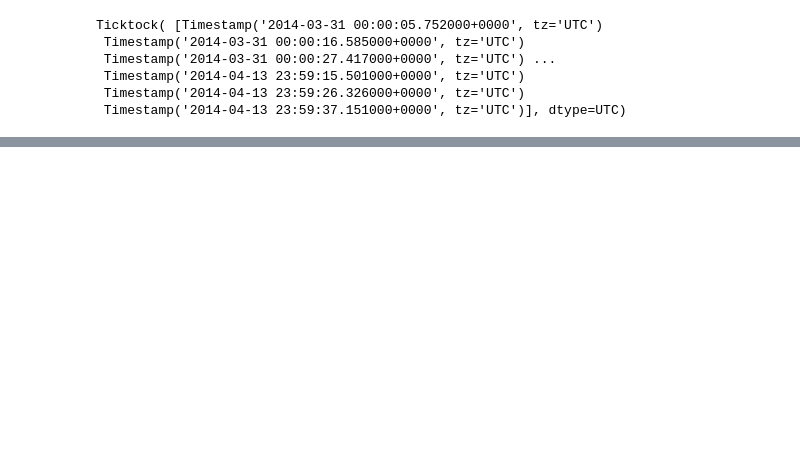
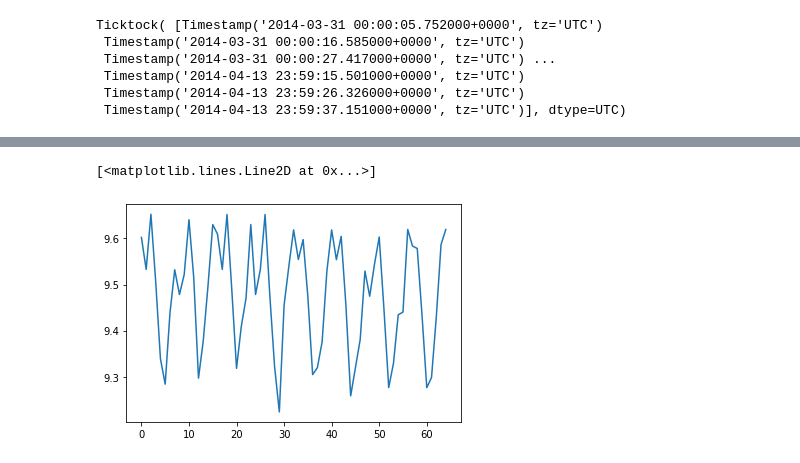
Before and after one commit to zemarchezi/lastClosedDS_LANLstar, a Jupyter notebook: calcMaxLtar.ipynb, the cells around one changed output, grey strips where cells are left out. Cells and saved outputs as stored; diff of their text form; code cells hidden in the pictures; blank space fills up the shorter version.

```diff
--- a/calcMaxLtar.ipynb
+++ b/calcMaxLtar.ipynb
@@ -200,0 +231,7 @@ r.evolve()
+# %%
+LCDS = ib.find_LCDS(spt.Ticktock(ttime, 'ISO'),alpha=90, extMag='T89')
+# %%
+plt.plot(LCDS['LCDS'])
+# %% [output]
+[<matplotlib.lines.Line2D at 0x...>]
+[figure, added]
```
Also changed, not shown: parts of 25 cells of this notebook.
